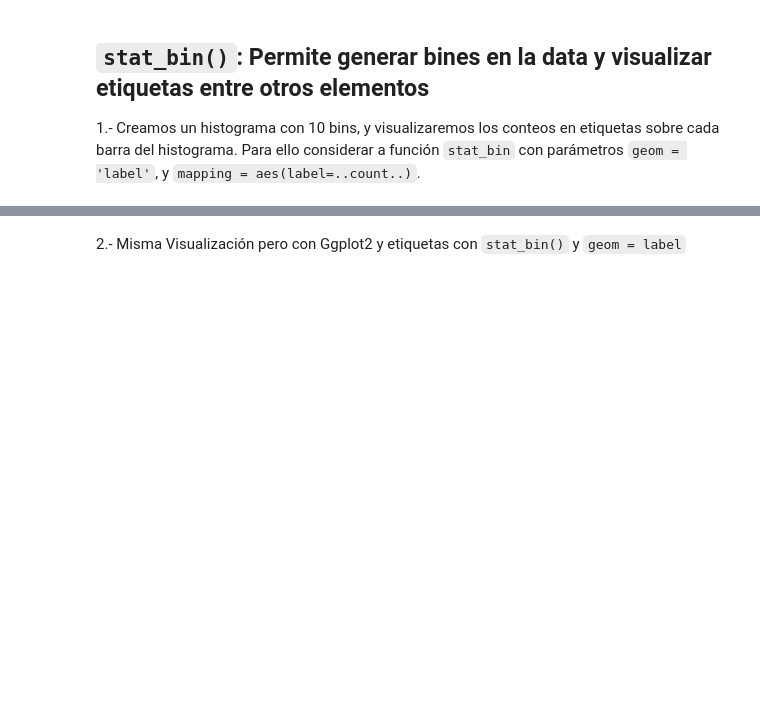
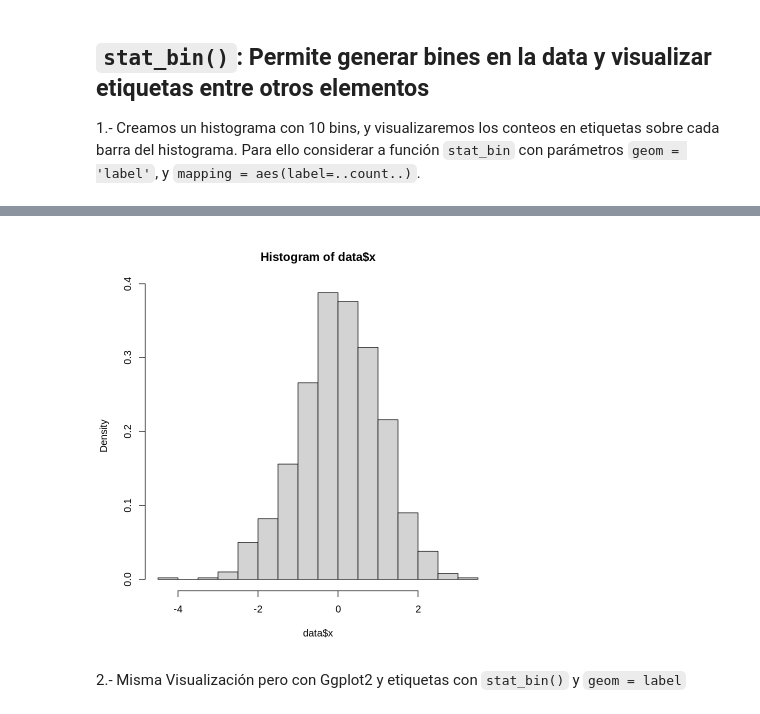
Before and after one commit to majorquev/DBDC_202507_Programacion_en_R_para_ciencia_de_datos, a Jupyter notebook: Clases/Clase5/00_Ejemplos_adicionales_ggplot2.ipynb, the cells around one changed output, grey strips where cells are left out. Cells and saved outputs as stored; diff of their text form; code cells hidden in the pictures; blank space fills up the shorter version.

```diff
--- a/Clases/Clase5/00_Ejemplos_adicionales_ggplot2.ipynb
+++ b/Clases/Clase5/00_Ejemplos_adicionales_ggplot2.ipynb
@@ -29,2 +52,6 @@ data<-data.frame(x = rnorm(1000))
+# %%
+hist(data$x, freq = F)# Freq = T (defecto) muestra histograma de frecuencias absolutas, mientras que freq = F, genera histograma de densidades.
+# %% [output]
+[figure, added]
 # %% [markdown]
 2.- Misma Visualización pero con Ggplot2 y etiquetas con `stat_bin()` y `geom = label`
```
Also changed, not shown: parts of 24 cells of this notebook.
